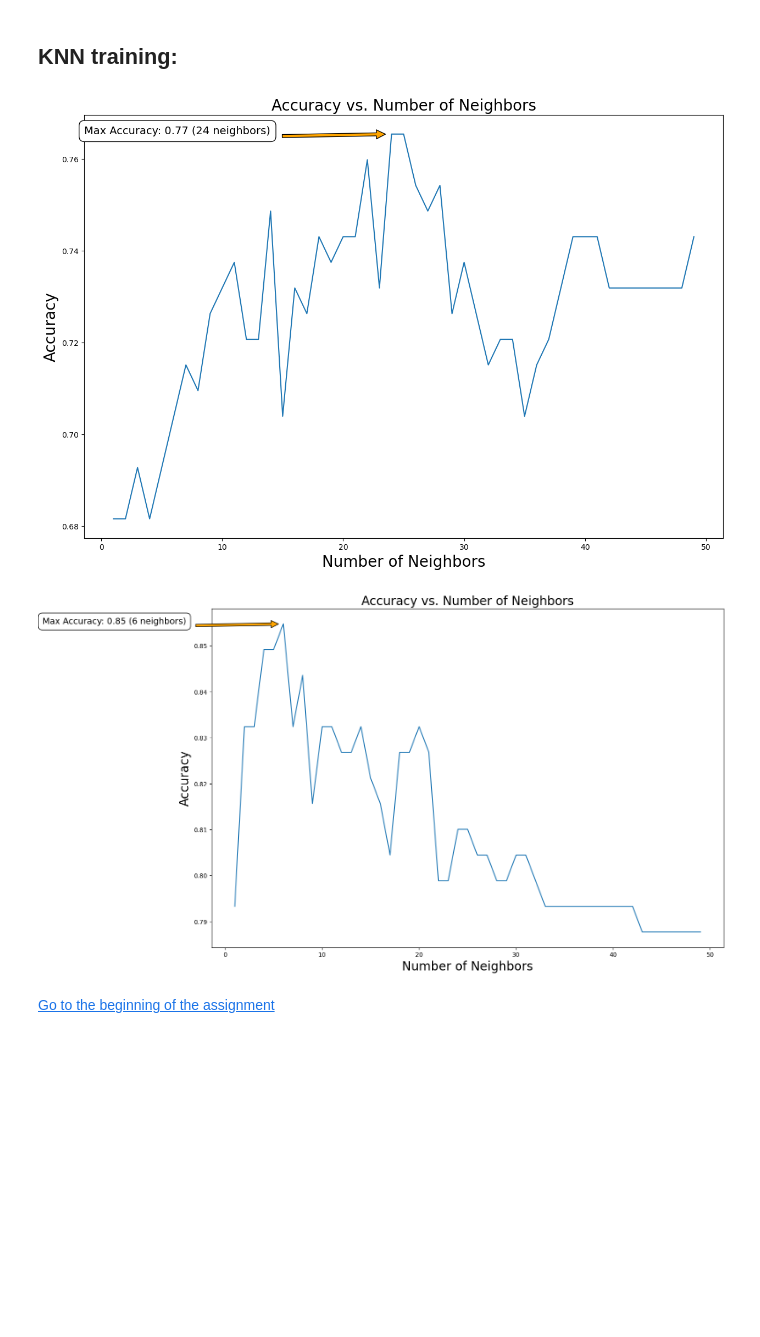
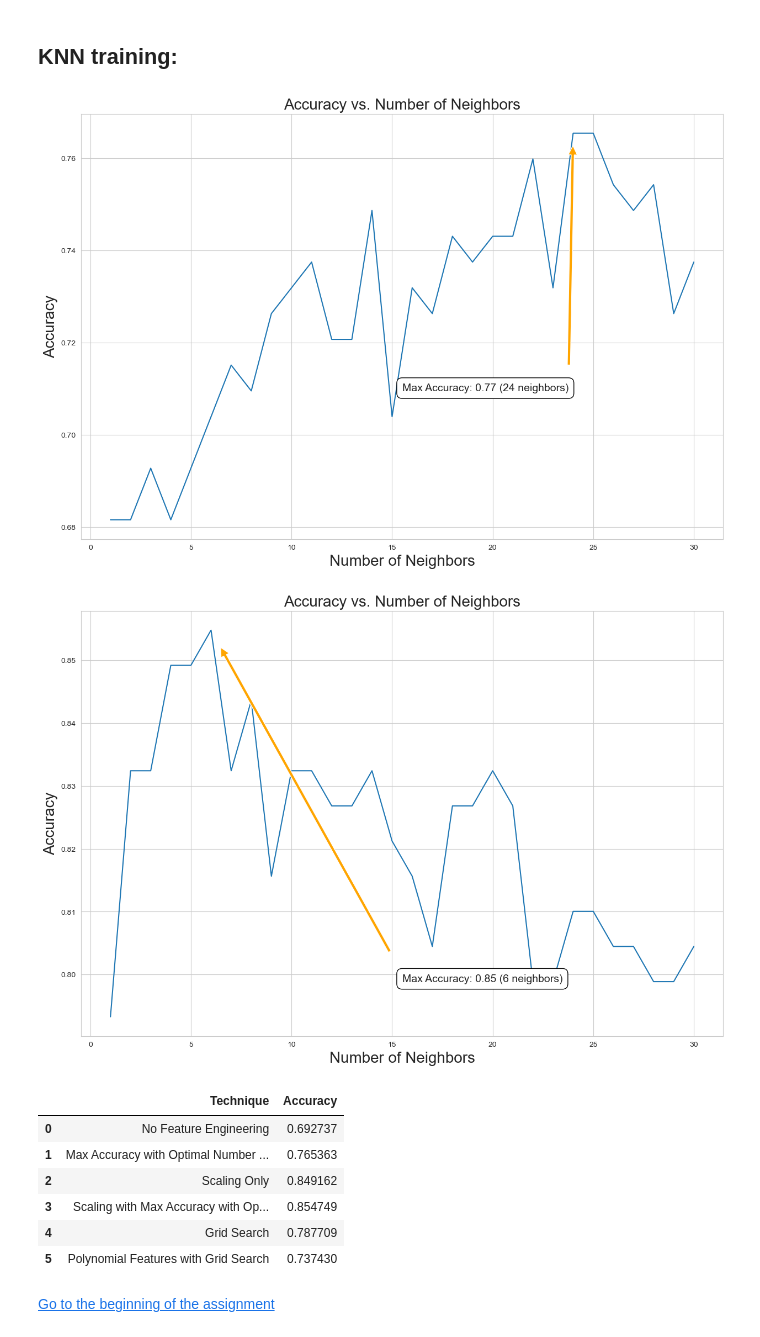
Before and after one commit to eranCat/TitanicML, a Jupyter notebook: Assignment2_supervised_learning_flow.ipynb, the cells around one changed output. Saved outputs shown, nothing was run; the diff lists cells and outputs as text; code cells hidden in the pictures; blank space fills up the shorter version.

```diff
--- a/Assignment2_supervised_learning_flow.ipynb
+++ b/Assignment2_supervised_learning_flow.ipynb
@@ -595,17 +598,20 @@ def plot_knn_test(neighbors, accuracy_scores):
     plt.show()
 # %%
-def get_optimal_neighbors(x_train, y_train, x_test, y_test):
+def get_optimal_neighbors(x_train, y_train, x_test, y_test,max_neighbors = 30):
     accuracy_scores = []
-    for n in range(1,50):
+
+    for n in range(1,max_neighbors+1):
         knn = KNeighborsClassifier(n_neighbors=n)
         knn.fit(x_train, y_train)
         y_pred = knn.predict(x_test)
         accuracy = accuracy_score(y_test, y_pred)
         accuracy_scores.append(accuracy)
+
     max_result = max(accuracy_scores)
-    return max_result, accuracy_scores
+    max_neighbor = accuracy_scores.index(max_result) + 1
+    return max_result,max_neighbor, accuracy_scores
 # %%
-def compare_feature_engineering_KNN(x_train_old, y_train_old, x_test_old, y_test_old, param_grid, numerical_features):
+def compare_feature_engineering_KNN(x_train_old, y_train_old, x_test_old, y_test_old, param_grid, numerical_features,def_max_neighbors = 30):
     techniques = []
     results = []
 
@@ -622,24 +628,23 @@ def compare_feature_engineering_KNN(x_train_old, y_train_old, x_test_old, y_test
     x_test = x_test.loc[y_test.index]
 
     # No Feature Engineering
-    neighbors = np.arange(1, 50)
     accuracy, _ = KNN_Test(x_train, y_train, x_test, y_test, 5)
     techniques.append(('No Feature Engineering', x_train, x_test))
     results.append(('No Feature Engineering', accuracy))
-    max_result, accuracy_scores = get_optimal_neighbors(x_train, y_train, x_test, y_test)
-    techniques.append((f'Max Accuracy with Optimal Number of Neighbors: {max_result}', x_train, x_test))
-    results.append((f'Max Accuracy with Optimal Number of Neighbors: {max_result}', max_result))
-    plot_knn_test(neighbors, accuracy_scores)
+    max_result,max_neighbors, accuracy_scores = get_optimal_neighbors(x_train, y_train, x_test, y_test,def_max_neighbors)
+    techniques.append((f'Max Accuracy with Optimal Number of Neighbors: {max_neighbors}', x_train, x_test))
+    results.append((f'Max Accuracy with Optimal Number of Neighbors: {max_neighbors}', max_result))
+    plot_knn_test(accuracy_scores,def_max_neighbors)
 
     # Scaling Only
     x_train_scaled, x_test_scaled = scaling(x_train, x_test)
     accuracy, _ = KNN_Test(x_train_scaled, y_train, x_test_scaled, y_test, 5)
     results.append(("Scaling Only", accuracy))
     techniques.append(('Scaling Only', x_train_scaled, x_test_scaled))
-    max_result, accuracy_scores = get_optimal_neighbors(x_train_scaled, y_train, x_test_scaled, y_test)
-    results.append((f'Scaling with Max Accuracy with Optimal Number of Neighbors: {max_result}', max_result))
-    techniques.append((f'Scaling with Max Accuracy with Optimal Number of Neighbors: {max_result}', x_train_scaled, x_test_scaled))
-    plot_knn_test(neighbors, accuracy_scores)
+    max_result,max_neighbors, accuracy_scores = get_optimal_neighbors(x_train_scaled, y_train, x_test_scaled, y_test,def_max_neighbors)
+    results.append((f'Scaling with Max Accuracy with Optimal Number of Neighbors: {max_neighbors}', max_result))
+    techniques.append((f'Scaling with Max Accuracy with Optimal Number of Neighbors: {max_neighbors}', x_train_scaled, x_test_scaled))
+    plot_knn_test(accuracy_scores,def_max_neighbors)
 
     # Grid Search
     knn = KNeighborsClassifier()
@@ -678,19 +683,28 @@ def compare_feature_engineering_KNN(x_train_old, y_train_old, x_test_old, y_test
     return df_results
 # %%
 # Example usage:
+max_neighbors = 30
 numerical_features = ['Fare', 'Age']
 param_grid = {
-    'n_neighbors': list(range(1, 50)),
+    'n_neighbors': list(range(1, max_neighbors+1)),
     'weights': ['uniform', 'distance'],
     'metric': ['euclidean', 'manhattan', 'minkowski', 'chebyshev']
 }
 
 # Assuming x_train, y_train, x_test, and y_test are already defined
-results_df = compare_feature_engineering_KNN(x_train, y_train, x_test, y_test, param_grid, numerical_features)
-print(results_df)
+results_df = compare_feature_engineering_KNN(x_train, y_train, x_test, y_test, param_grid, numerical_features,max_neighbors)
+pd.set_option('display.max_colwidth', None)
+display(results_df)
 # %% [output]
-[figure, old version]
+[figure, new version]
-[figure, old version]
+[figure, new version]
+|  | Technique | Accuracy |
+| 0 | No Feature Engineering | 0.692737 |
+| 1 | Max Accuracy with Optimal Number ... | 0.765363 |
+| 2 | Scaling Only | 0.849162 |
+| 3 | Scaling with Max Accuracy with Op... | 0.854749 |
+| 4 | Grid Search | 0.787709 |
+| 5 | Polynomial Features with Grid Search | 0.737430 |
 # %% [markdown]
 [Go to the beginning of the assignment](#table-of-contents)
 # %% [markdown]
```
Also changed, not shown: parts of 18 cells of this notebook.
